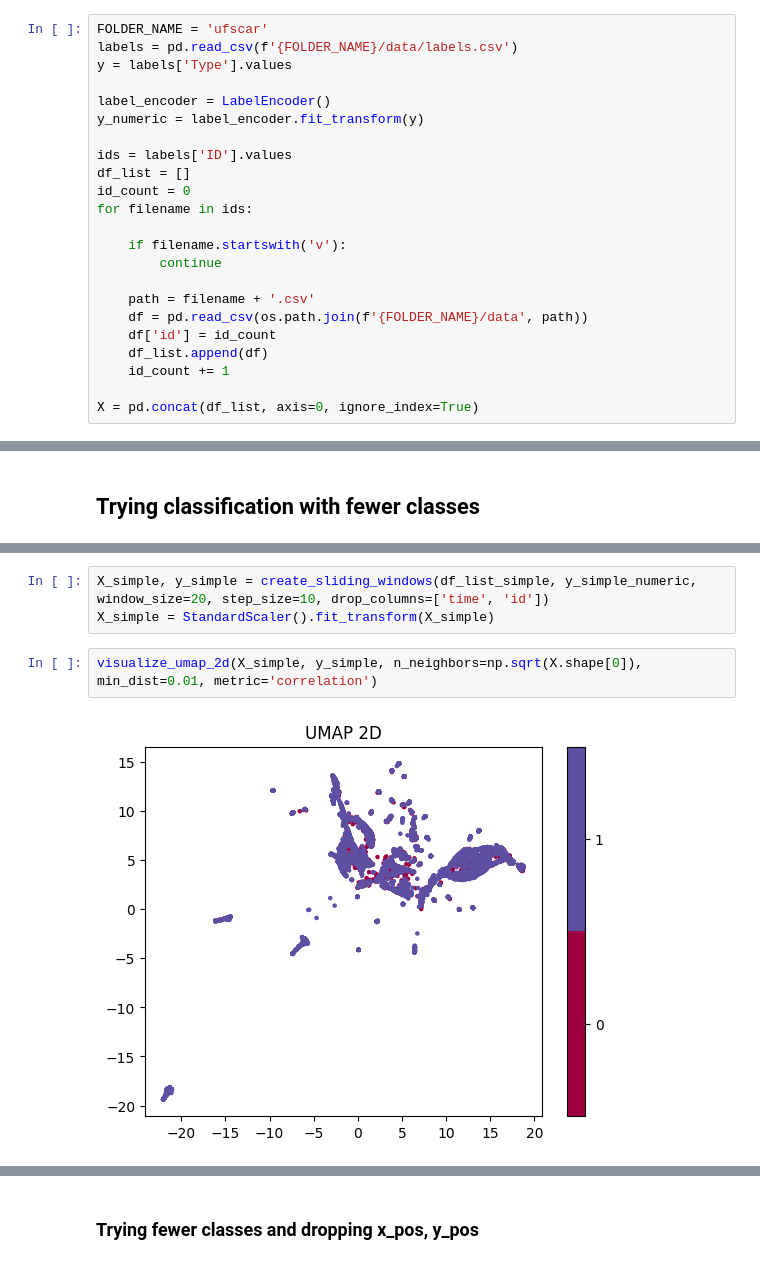
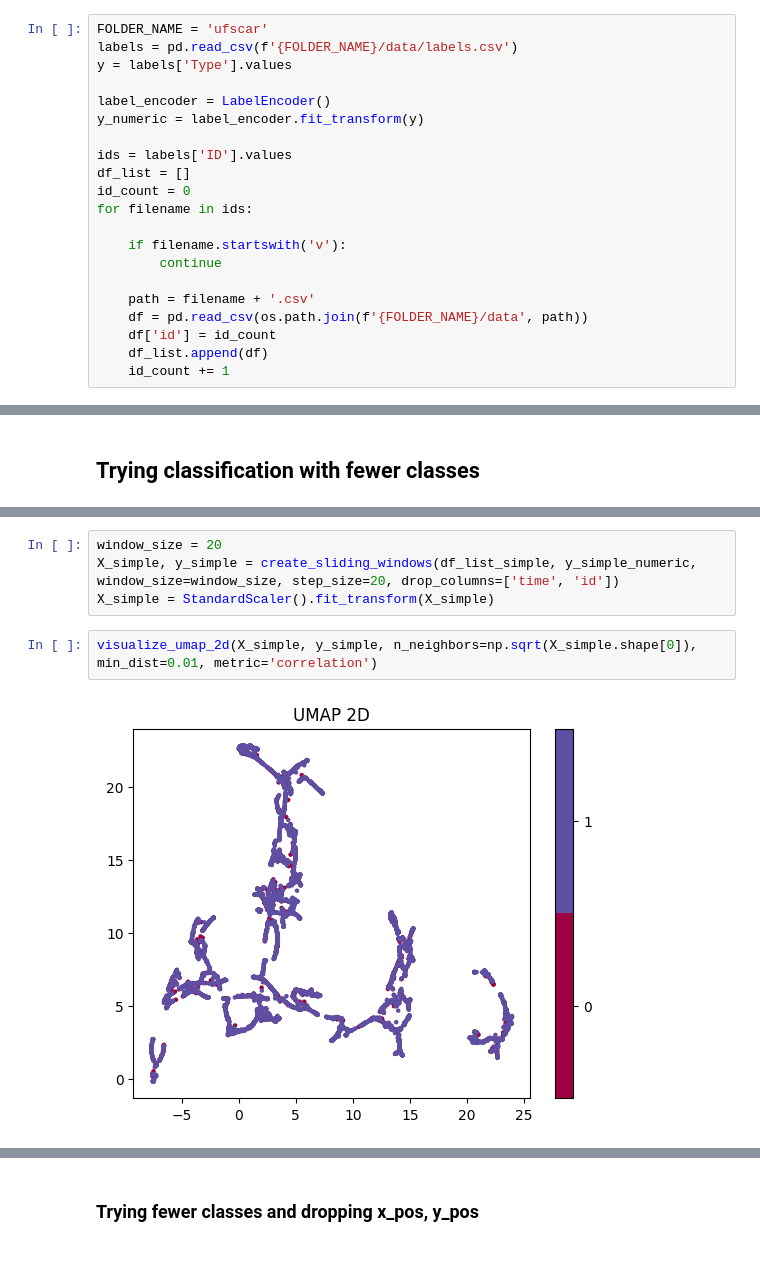
Before and after one commit to H-IAAC/sumo_data_synthesis, a Jupyter notebook: modelTraining.ipynb, the cells around one changed output, grey strips where cells are left out. Cells and saved outputs as stored; diff of their text form.

```diff
--- a/modelTraining.ipynb
+++ b/modelTraining.ipynb
@@ -38,5 +48,3 @@ for filename in ids:
     df['id'] = id_count
     df_list.append(df)
     id_count += 1
-
-X = pd.concat(df_list, axis=0, ignore_index=True)
@@ -399,10 +462,11 @@ X = pd.concat(df_list_simple, axis=0, ignore_index=True)
 # %%
-X_simple, y_simple = create_sliding_windows(df_list_simple, y_simple_numeric, window_size=20, step_size=10, drop_columns=['time', 'id'])
+window_size = 20
+X_simple, y_simple = create_sliding_windows(df_list_simple, y_simple_numeric, window_size=window_size, step_size=20, drop_columns=['time', 'id'])
 X_simple = StandardScaler().fit_transform(X_simple)
 # %%
-visualize_umap_2d(X_simple, y_simple, n_neighbors=np.sqrt(X.shape[0]), min_dist=0.01, metric='correlation')
+visualize_umap_2d(X_simple, y_simple, n_neighbors=np.sqrt(X_simple.shape[0]), min_dist=0.01, metric='correlation')
 # %% [output]
-[figure, old version]
+[figure, new version]
 # %%
 visualize_umap_3d(X_simple, y_simple, n_neighbors=100, min_dist=0.1, metric='euclidean', spread=2, title='UMAP 3D')
 # %% [output]
```
Also changed, not shown: parts of 33 cells of this notebook.
